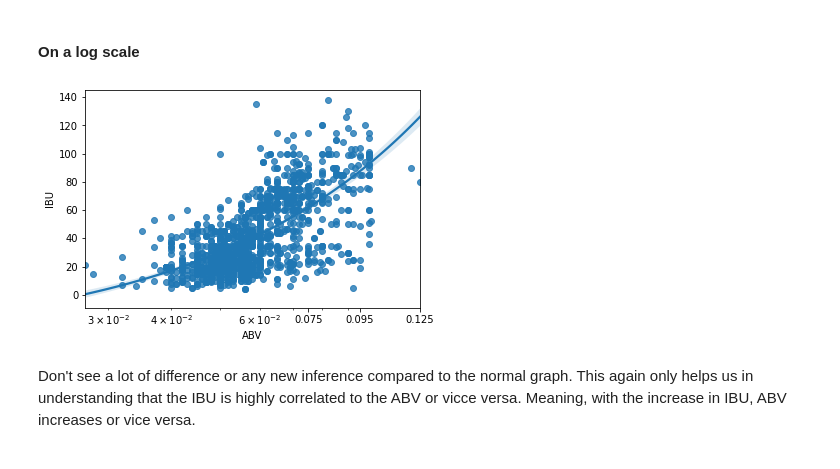
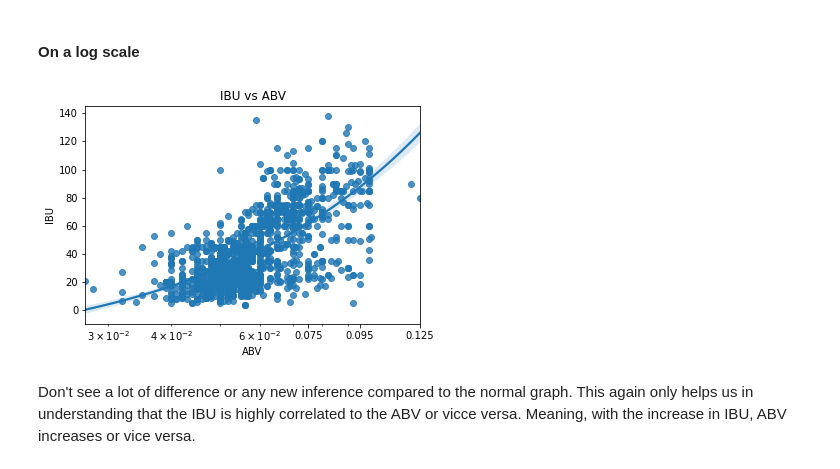
Before and after one commit to akkiannu/BeerAnalysis, a Jupyter notebook: exploratory.ipynb, the cells around one changed output. Saved outputs shown, nothing was run; the diff lists cells and outputs as text; code cells hidden in the pictures.

Commit message:
v 4.01: Added title to one of Missing Graphs

```diff
--- a/exploratory.ipynb
+++ b/exploratory.ipynb
@@ -281,11 +281,11 @@ We see that IBU and ABV seem to be highly co-related. We also see that 0.1 seems
 # %%
 ticks = [0.075, 0.095, 0.125]
 g = sns.regplot(data=df_copy, x='ABV', y='IBU')
-g.set(xscale='log')
+g.set(xscale='log', title='IBU vs ABV')
 g.set_xticks(ticks=ticks)
 g.set_xticklabels(labels=ticks);
 # %% [output]
-[figure, old version]
+[figure, new version]
 # %% [markdown]
 Don't see a lot of difference or any new inference compared to the normal graph. This again only helps us in understanding that the IBU is highly correlated to the ABV or vicce versa. Meaning, with the increase in IBU, ABV increases or vice versa.
 # %% [markdown]
```
Also changed, not shown: parts of 3 cells of this notebook, 1 other file.
